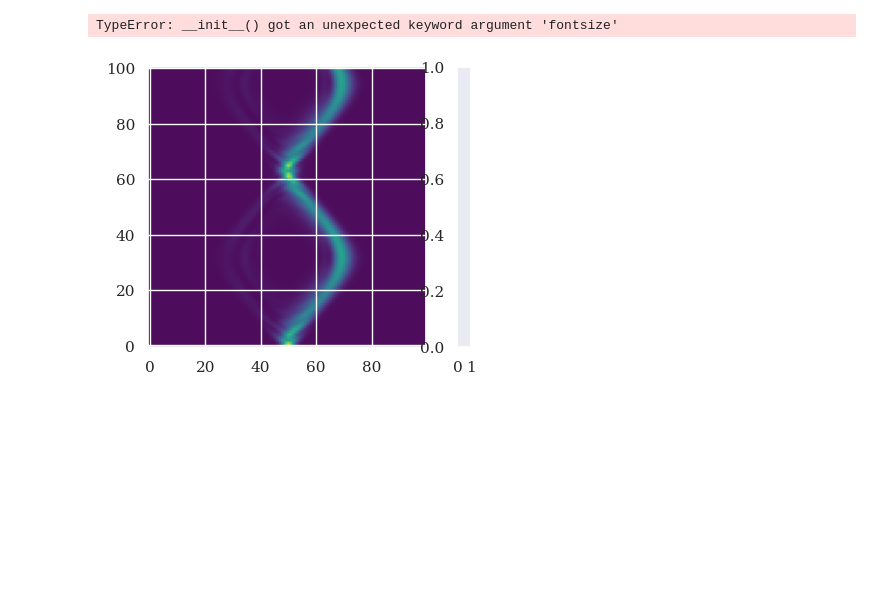
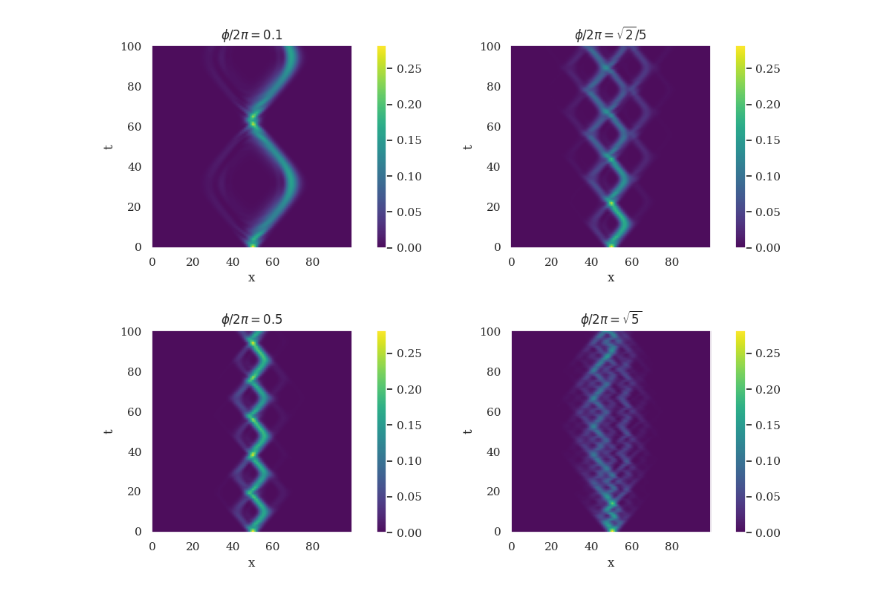
Before and after one commit to JedrekSt/M_thesis, a Jupyter notebook: Results/EM_SimpleWalk.ipynb, the cells around one changed output. Saved outputs shown, nothing was run; the diff lists cells and outputs as text; code cells hidden in the pictures; blank space fills up the shorter version.

```diff
--- a/Results/EM_SimpleWalk.ipynb
+++ b/Results/EM_SimpleWalk.ipynb
@@ -15,33 +15,32 @@ plt.rcParams.update({'font.size': 22})
 # %%
 steps = 100
 dim = 100
 coin_conf = {
     "th" : np.pi/3
 }
 
 ratios = [0.1,np.sqrt(2)/5,1/3,np.sqrt(5)]
 ratio_titles = [r"$0.1$" , r"$\sqrt{2}/5$" ,r"$0.5$",r"$\sqrt{5}$"]
 
 fig = plt.figure(figsize = (10,8))
 
 for i, ratio in enumerate(ratios):
     field_conf = {
         "name" : "uniform",
         "ratio" : ratio
     }
     model = Electric_QW_1d(dim , coin_conf,field_conf)
     data = model.run(steps,state = "Gaussian",mu = dim // 2,sigma = dim /50,a = 1j,b = -1j)
     ax = fig.add_subplot(2,2,i + 1)
     im = ax.imshow(data, origin = "lower",cmap = "viridis",alpha = 0.95)
     plt.colorbar(im, fraction=0.05, pad=0.09)
     plt.grid(False)
-    ax.set_xlabel("x", fontsize = 22)
-    ax.set_ylabel("t", fontsize = 22)
-    ax.set_title(r"$\phi / 2\pi = $" + ratio_titles[i], fontsize = 22)
+    ax.set_xlabel("x")
+    ax.set_ylabel("t")
+    ax.set_title(r"$\phi / 2\pi = $" + ratio_titles[i])
 plt.tight_layout()
 plt.show()
 
 fig.savefig("Images/ElectricWalks1.pdf",format= "pdf",bbox_inches = "tight")
 # %% [output]
-TypeError: __init__() got an unexpected keyword argument 'fontsize'
-[figure, old version]
+[figure, new version]
```
